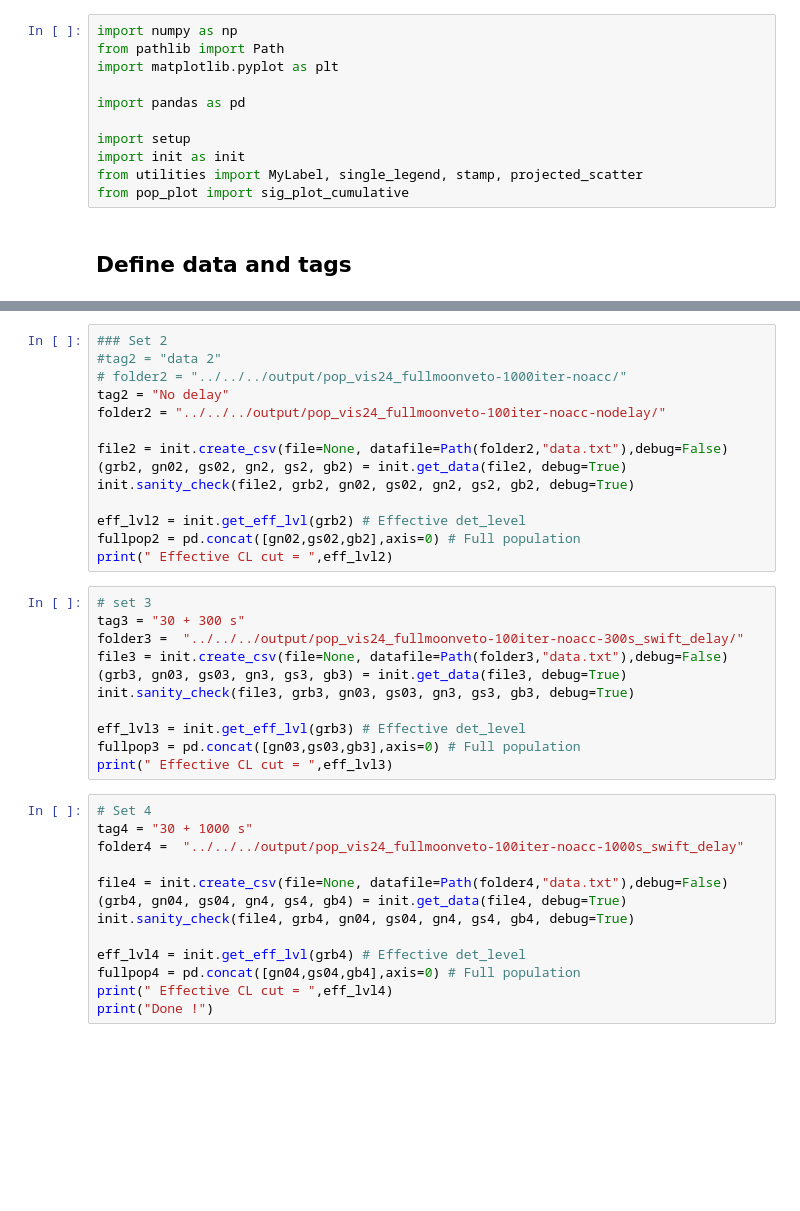
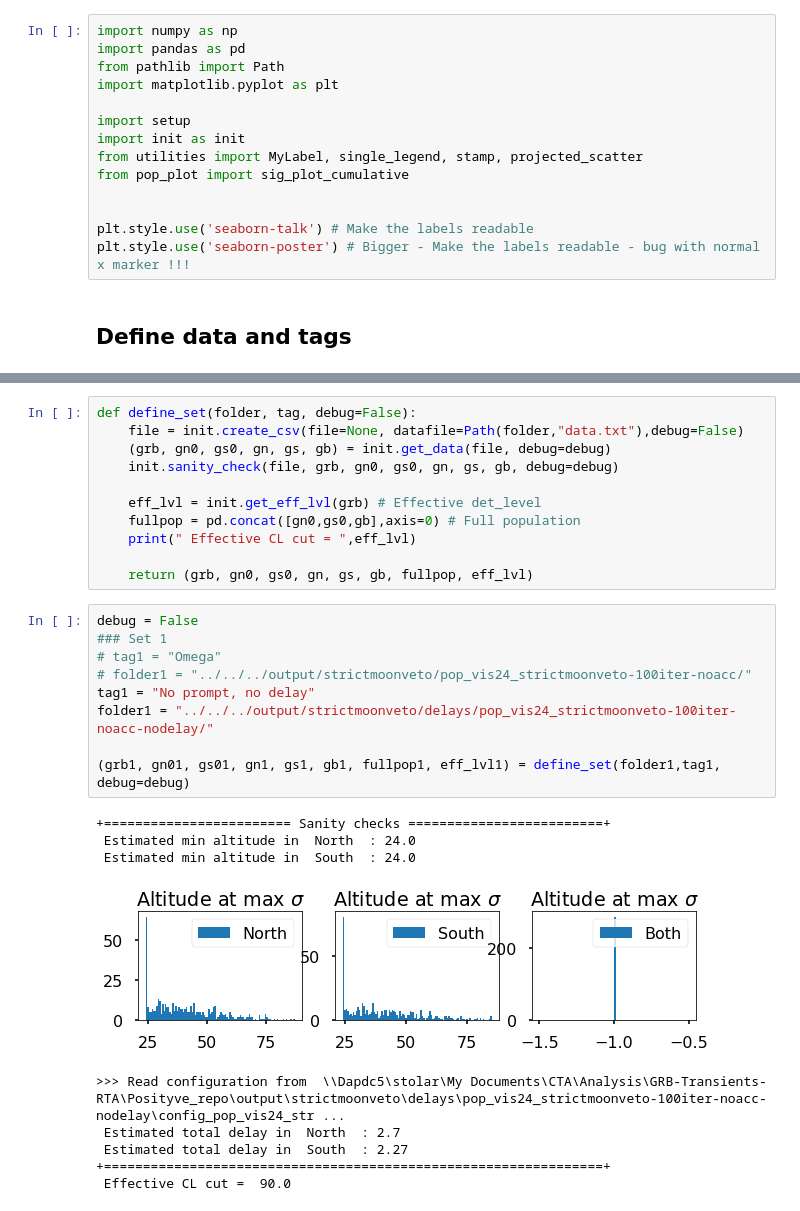
Before and after one commit to tstolarczyk/SoHAPPy, a Jupyter notebook: analysis/population/compare_2sets.ipynb, the cells around one changed output, grey strips where cells are left out. Cells and saved outputs as stored; diff of their text form; blank space fills up the shorter version.

```diff
--- a/analysis/population/compare_2sets.ipynb
+++ b/analysis/population/compare_2sets.ipynb
@@ -2,14 +2,17 @@
 # Compare several simulation results
 # %%
 import numpy as np
+import pandas as pd
 from pathlib import Path
 import matplotlib.pyplot as plt
-
-import pandas as pd
 
 import setup
 import init as init
 from utilities import MyLabel, single_legend, stamp, projected_scatter
 from pop_plot import sig_plot_cumulative
+
+
+plt.style.use('seaborn-talk') # Make the labels readable
+plt.style.use('seaborn-poster') # Bigger - Make the labels readable - bug with normal x marker !!!
 # %% [markdown]
 ## Define data and tags
@@ -27,38 +19,30 @@ print(" Effective CL cut = ",eff_lvl1)
-# %%
-### Set 2
-#tag2 = "data 2"
-# folder2 = "../../../output/pop_vis24_fullmoonveto-1000iter-noacc/"
-tag2 = "No delay"
-folder2 = "../../../output/pop_vis24_fullmoonveto-100iter-noacc-nodelay/"
-
-file2 = init.create_csv(file=None, datafile=Path(folder2,"data.txt"),debug=False)
-(grb2, gn02, gs02, gn2, gs2, gb2) = init.get_data(file2, debug=True)
-init.sanity_check(file2, grb2, gn02, gs02, gn2, gs2, gb2, debug=True)
-
-eff_lvl2 = init.get_eff_lvl(grb2) # Effective det_level
-fullpop2 = pd.concat([gn02,gs02,gb2],axis=0) # Full population
-print(" Effective CL cut = ",eff_lvl2)
-# %%
-# set 3
-tag3 = "30 + 300 s"
-folder3 =  "../../../output/pop_vis24_fullmoonveto-100iter-noacc-300s_swift_delay/"
-file3 = init.create_csv(file=None, datafile=Path(folder3,"data.txt"),debug=False)
-(grb3, gn03, gs03, gn3, gs3, gb3) = init.get_data(file3, debug=True)
-init.sanity_check(file3, grb3, gn03, gs03, gn3, gs3, gb3, debug=True)
-
-eff_lvl3 = init.get_eff_lvl(grb3) # Effective det_level
-fullpop3 = pd.concat([gn03,gs03,gb3],axis=0) # Full population
-print(" Effective CL cut = ",eff_lvl3)
-# %%
-# Set 4
-tag4 = "30 + 1000 s"
-folder4 =  "../../../output/pop_vis24_fullmoonveto-100iter-noacc-1000s_swift_delay"
-
-file4 = init.create_csv(file=None, datafile=Path(folder4,"data.txt"),debug=False)
-(grb4, gn04, gs04, gn4, gs4, gb4) = init.get_data(file4, debug=True)
-init.sanity_check(file4, grb4, gn04, gs04, gn4, gs4, gb4, debug=True)
-
-eff_lvl4 = init.get_eff_lvl(grb4) # Effective det_level
-fullpop4 = pd.concat([gn04,gs04,gb4],axis=0) # Full population
-print(" Effective CL cut = ",eff_lvl4)
-print("Done !")
+# %%
+def define_set(folder, tag, debug=False):
+    file = init.create_csv(file=None, datafile=Path(folder,"data.txt"),debug=False)
+    (grb, gn0, gs0, gn, gs, gb) = init.get_data(file, debug=debug)
+    init.sanity_check(file, grb, gn0, gs0, gn, gs, gb, debug=debug)
+
+    eff_lvl = init.get_eff_lvl(grb) # Effective det_level
+    fullpop = pd.concat([gn0,gs0,gb],axis=0) # Full population
+    print(" Effective CL cut = ",eff_lvl)
+
+    return (grb, gn0, gs0, gn, gs, gb, fullpop, eff_lvl)
+# %%
+debug = False
+### Set 1
+# tag1 = "Omega"
+# folder1 = "../../../output/strictmoonveto/pop_vis24_strictmoonveto-100iter-noacc/"
+tag1 = "No prompt, no delay"
+folder1 = "../../../output/strictmoonveto/delays/pop_vis24_strictmoonveto-100iter-noacc-nodelay/"
+
+(grb1, gn01, gs01, gn1, gs1, gb1, fullpop1, eff_lvl1) = define_set(folder1,tag1, debug=debug)
+# %% [output]
++======================== Sanity checks =========================+
+ Estimated min altitude in  North  : 24.0
+ Estimated min altitude in  South  : 24.0
+[figure, added]
+>>> Read configuration from  \\Dapdc5\stolar\My Documents\CTA\Analysis\GRB-Transients-RTA\Posityve_repo\output\strictmoonveto\delays\pop_vis24_strictmoonveto-100iter-noacc-nodelay\config_pop_vis24_str ...
+ Estimated total delay in  North  : 2.7
+ Estimated total delay in  South  : 2.27
++================================================================+
+ Effective CL cut =  90.0
```
Also changed, not shown: parts of 20 cells of this notebook, 41 other files.
